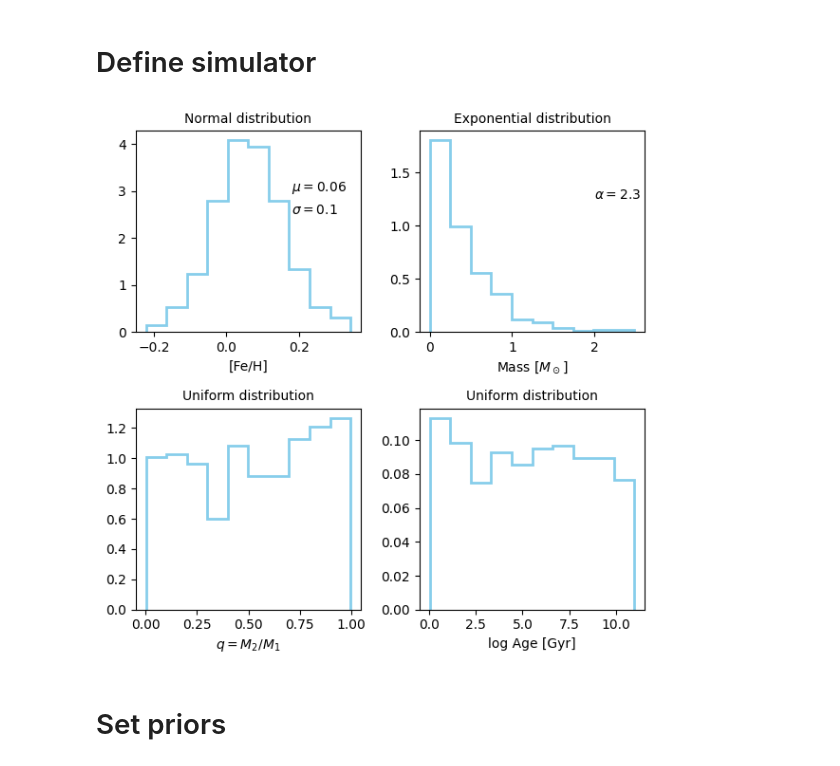
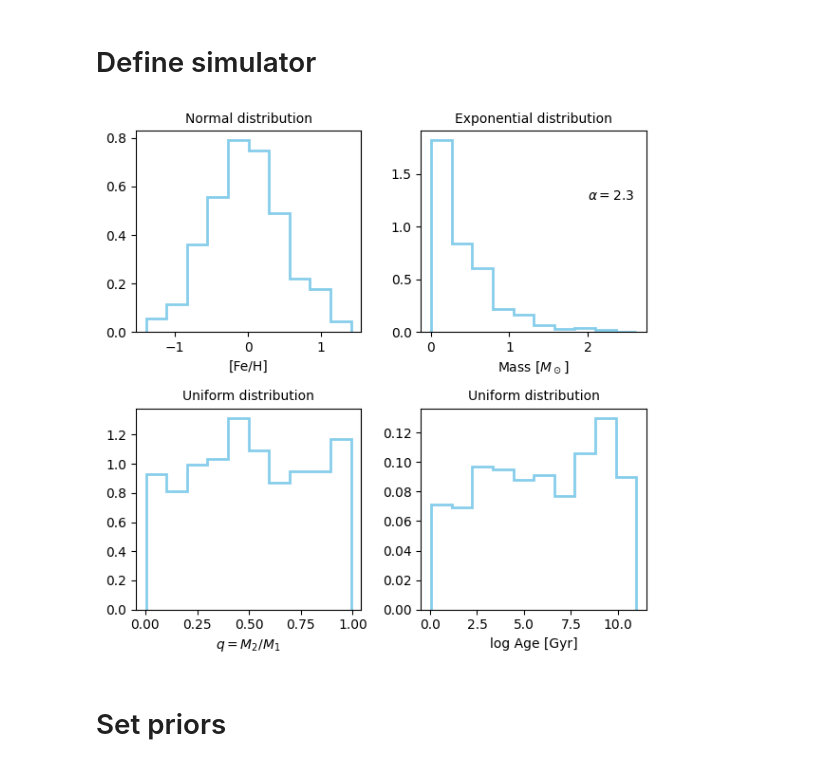
Before and after one commit to stevenalfonso/SBIforBinaryStars, a Jupyter notebook: sbi_for_binaries.ipynb, the cells around one changed output. Cells and saved outputs as stored; diff of their text form; code cells hidden in the pictures.

```diff
--- a/sbi_for_binaries.ipynb
+++ b/sbi_for_binaries.ipynb
@@ -99,37 +99,38 @@ def simulator(theta):
 import matplotlib.pyplot as plt
 from torch.distributions import Uniform, Normal, Exponential
 
 n_sample = 500
 
 fig, ax = plt.subplots(2, 2, figsize=(6, 6))
 
-normal_distribution = Normal(loc=0.06, scale=0.1)
+#normal_distribution = Normal(loc=0.06, scale=0.1)
+normal_distribution = Normal(loc=0.0, scale=0.5)
 ax[0,0].hist(normal_distribution.sample((n_sample,)), histtype='step', lw=2, density=True, color='skyblue')
 ax[0,0].set_xlabel(r'[Fe/H]')
 ax[0,0].set_title('Normal distribution', fontsize=10)
-ax[0,0].text(0.18,3, r'$\mu=0.06$')
-ax[0,0].text(0.18,2.5, r'$\sigma=0.1$')
+# ax[0,0].text(0.18,3, r'$\mu=0.06$')
+# ax[0,0].text(0.18,2.5, r'$\sigma=0.1$')
 
 exponential_distribution = Exponential(rate=2.3)
 ax[0,1].hist(exponential_distribution.sample((n_sample,)), histtype='step', lw=2, density=True, color='skyblue')
 ax[0,1].set_xlabel(r'Mass [$M_\odot$]')
 ax[0,1].set_title('Exponential distribution', fontsize=10)
 ax[0,1].text(2, 1.25, r'$\alpha=2.3$')
 
 uniform_distribution_on_q = Uniform(low=0.0, high=1.0)
 ax[1,0].hist(uniform_distribution_on_q.sample((n_sample,)), histtype='step', lw=2, density=True, color='skyblue')
 ax[1,0].set_xlabel(r'$q=M_2 / M_1$')
 ax[1,0].set_title('Uniform distribution', fontsize=10)
 
 uniform_distribution_on_age = Uniform(low=0.01, high=11.0)
 ax[1,1].hist(uniform_distribution_on_age.sample((n_sample,)), histtype='step', lw=2, density=True, color='skyblue')
 ax[1,1].set_xlabel('log Age [Gyr]')
 ax[1,1].set_title('Uniform distribution', fontsize=10)
 
 fig.tight_layout()
 plt.show()
 # %% [output]
-[figure, old version]
+[figure, new version]
 # %% [markdown]
 # Set priors
 # %%
```
Also changed, not shown: parts of 12 cells of this notebook, 4 other files.
